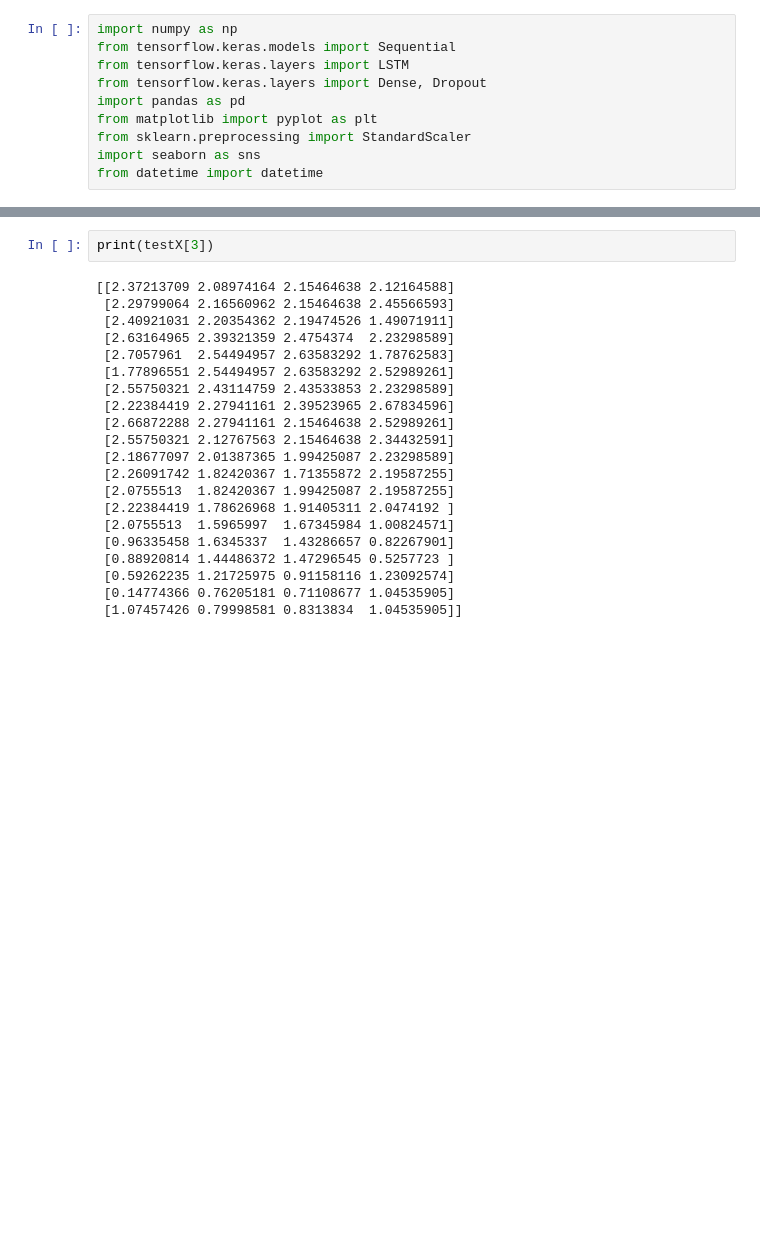
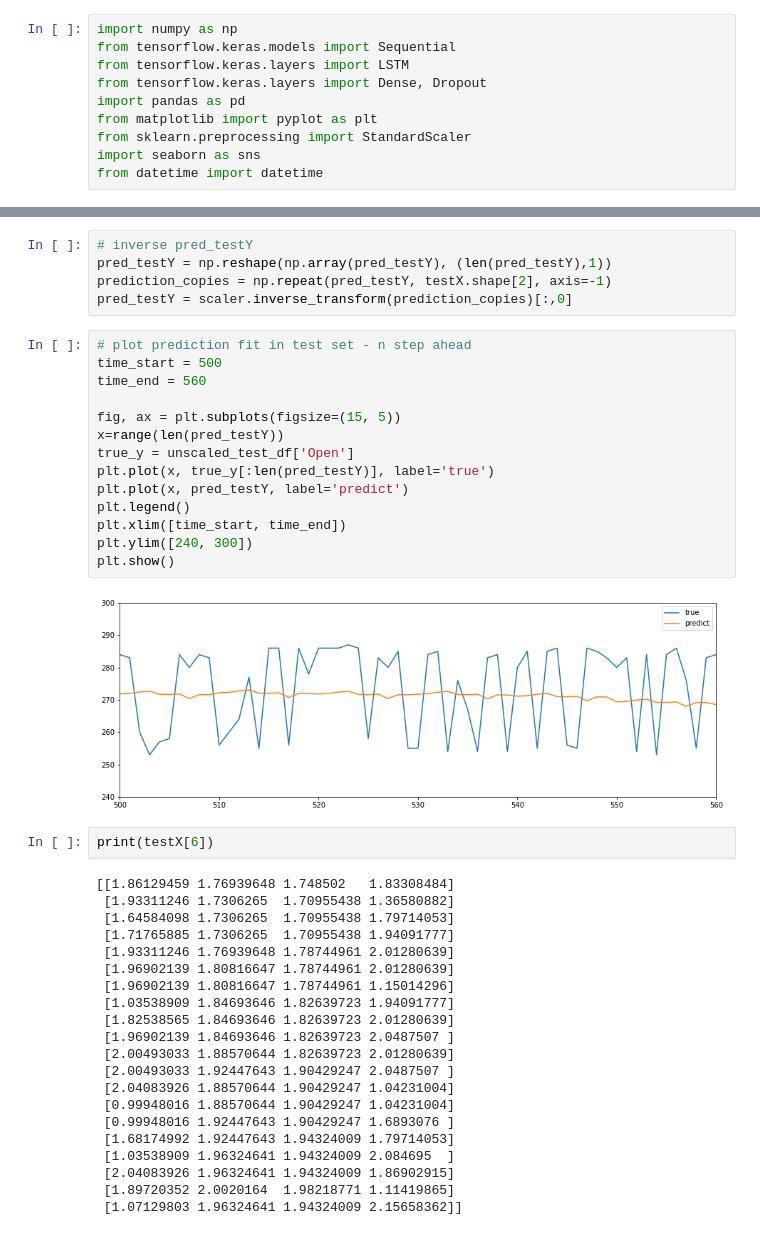
Before and after one commit to JasonWong9362/HSBC_miniproj, a Jupyter notebook: Lstm_multivariate_ts_forecasting.ipynb, the cells around one changed output, grey strips where cells are left out. Drawn from its saved outputs; the diff is of its cells as text; blank space fills up the shorter version.

```diff
--- a/Lstm_multivariate_ts_forecasting.ipynb
+++ b/Lstm_multivariate_ts_forecasting.ipynb
@@ -197,26 +226,47 @@ plt.show()
+# %%
+# inverse pred_testY
+pred_testY = np.reshape(np.array(pred_testY), (len(pred_testY),1))
+prediction_copies = np.repeat(pred_testY, testX.shape[2], axis=-1)
+pred_testY = scaler.inverse_transform(prediction_copies)[:,0]
+# %%
+# plot prediction fit in test set - n step ahead
+time_start = 500
+time_end = 560
+
+fig, ax = plt.subplots(figsize=(15, 5))
+x=range(len(pred_testY))
+true_y = unscaled_test_df['Open']
+plt.plot(x, true_y[:len(pred_testY)], label='true')
+plt.plot(x, pred_testY, label='predict')
+plt.legend()
+plt.xlim([time_start, time_end])
+plt.ylim([240, 300])
+plt.show()
+# %% [output]
+[figure, added]
 # %%
-print(testX[3])
+print(testX[6])
 # %% [output]
-[[2.37213709 2.08974164 2.15464638 2.12164588]
- [2.29799064 2.16560962 2.15464638 2.45566593]
- [2.40921031 2.20354362 2.19474526 1.49071911]
- [2.63164965 2.39321359 2.4754374  2.23298589]
- [2.7057961  2.54494957 2.63583292 1.78762583]
- [1.77896551 2.54494957 2.63583292 2.52989261]
- [2.55750321 2.43114759 2.43533853 2.23298589]
- [2.22384419 2.27941161 2.39523965 2.67834596]
- [2.66872288 2.27941161 2.15464638 2.52989261]
- [2.55750321 2.12767563 2.15464638 2.34432591]
- [2.18677097 2.01387365 1.99425087 2.23298589]
- [2.26091742 1.82420367 1.71355872 2.19587255]
- [2.0755513  1.82420367 1.99425087 2.19587255]
- [2.22384419 1.78626968 1.91405311 2.0474192 ]
- [2.0755513  1.5965997  1.67345984 1.00824571]
- [0.96335458 1.6345337  1.43286657 0.82267901]
- [0.88920814 1.44486372 1.47296545 0.5257723 ]
- [0.59262235 1.21725975 0.91158116 1.23092574]
- [0.14774366 0.76205181 0.71108677 1.04535905]
- [1.07457426 0.79998581 0.8313834  1.04535905]]
+[[1.86129459 1.76939648 1.748502   1.83308484]
+ [1.93311246 1.7306265  1.70955438 1.36580882]
+ [1.64584098 1.7306265  1.70955438 1.79714053]
+ [1.71765885 1.7306265  1.70955438 1.94091777]
+ [1.93311246 1.76939648 1.78744961 2.01280639]
+ [1.96902139 1.80816647 1.78744961 2.01280639]
+ [1.96902139 1.80816647 1.78744961 1.15014296]
+ [1.03538909 1.84693646 1.82639723 1.94091777]
+ [1.82538565 1.84693646 1.82639723 2.01280639]
+ [1.96902139 1.84693646 1.82639723 2.0487507 ]
+ [2.00493033 1.88570644 1.82639723 2.01280639]
+ [2.00493033 1.92447643 1.90429247 2.0487507 ]
+ [2.04083926 1.88570644 1.90429247 1.04231004]
+ [0.99948016 1.88570644 1.90429247 1.04231004]
+ [0.99948016 1.92447643 1.90429247 1.6893076 ]
+ [1.68174992 1.92447643 1.94324009 1.79714053]
+ [1.03538909 1.96324641 1.94324009 2.084695  ]
+ [2.04083926 1.96324641 1.94324009 1.86902915]
+ [1.89720352 2.0020164  1.98218771 1.11419865]
+ [1.07129803 1.96324641 1.94324009 2.15658362]]
 # %%
 # n_future > 2
 n_future = 10
```
Also changed, not shown: parts of 23 cells of this notebook, 1 other file.
